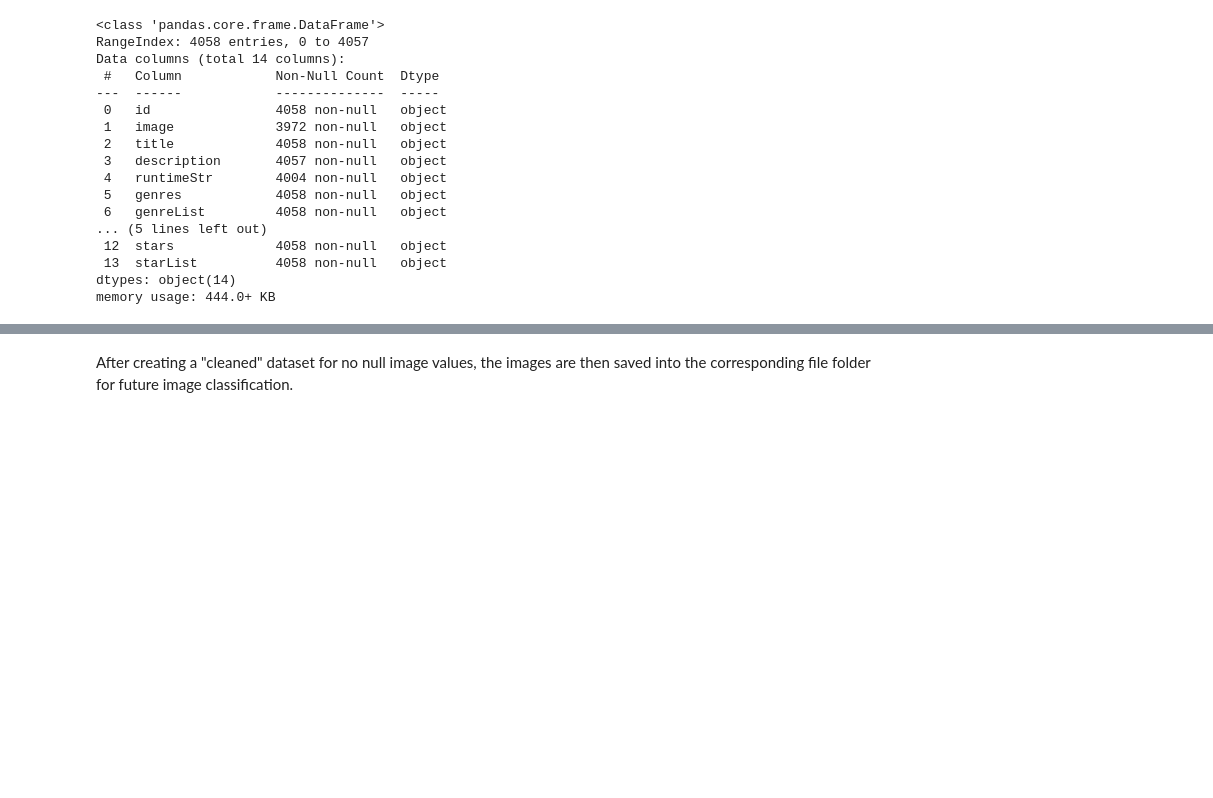
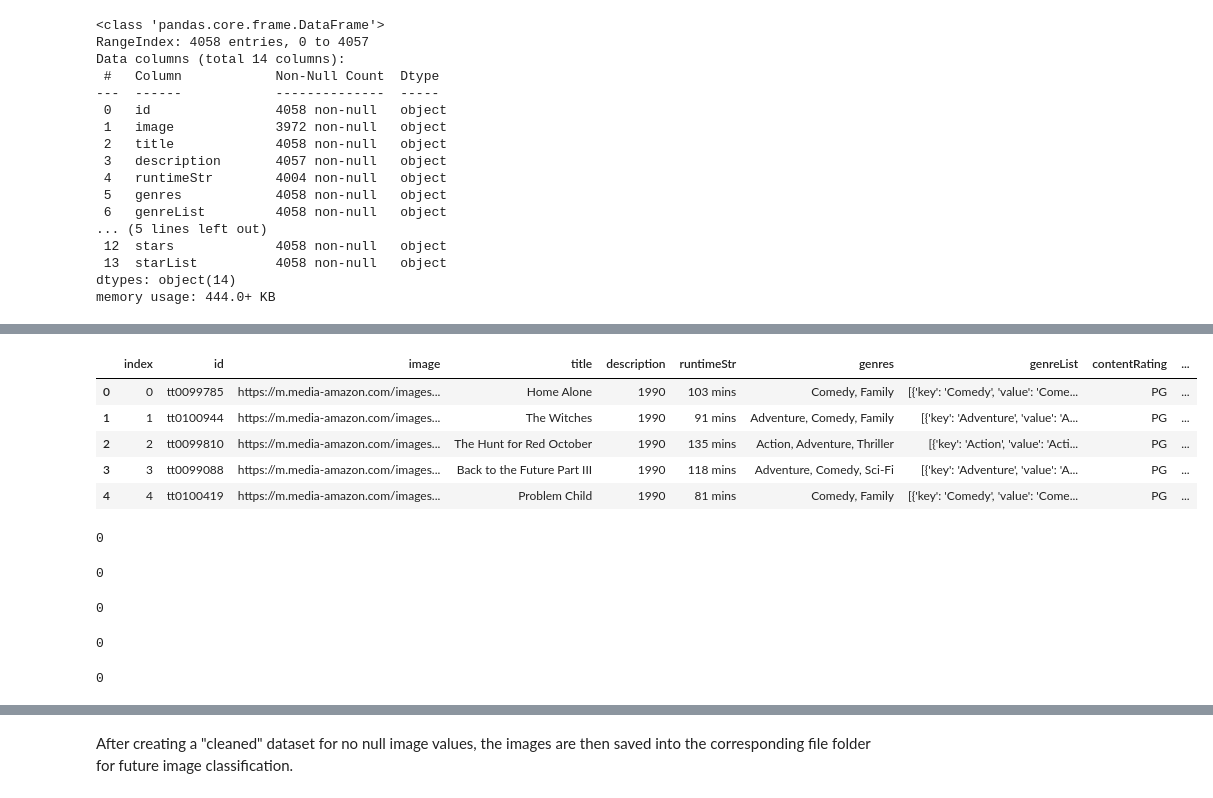
Before and after one commit to tpoozhikala/IMDB_Classification, a Jupyter notebook: 2_Data_Wrangling/02_data_wrangling.ipynb, the cells around one changed output, grey strips where cells are left out. Cells and saved outputs as stored; diff of their text form; code cells hidden in the pictures; blank space fills up the shorter version.

```diff
--- a/2_Data_Wrangling/02_data_wrangling.ipynb
+++ b/2_Data_Wrangling/02_data_wrangling.ipynb
@@ -150,0 +120,29 @@ movie_df_dropped
+# %%
+movie_df_dropped.head()
+# %% [output]
+|  | index | id | image | title | description | runtimeStr | genres | genreList | contentRating | ... |
+| 0 | 0 | tt0099785 | https://m.media-amazon.com/images... | Home Alone | 1990 | 103 mins | Comedy, Family | [{'key': 'Comedy', 'value': 'Come... | PG | ... |
+| 1 | 1 | tt0100944 | https://m.media-amazon.com/images... | The Witches | 1990 | 91 mins | Adventure, Comedy, Family | [{'key': 'Adventure', 'value': 'A... | PG | ... |
+| 2 | 2 | tt0099810 | https://m.media-amazon.com/images... | The Hunt for Red October | 1990 | 135 mins | Action, Adventure, Thriller | [{'key': 'Action', 'value': 'Acti... | PG | ... |
+| 3 | 3 | tt0099088 | https://m.media-amazon.com/images... | Back to the Future Part III | 1990 | 118 mins | Adventure, Comedy, Sci-Fi | [{'key': 'Adventure', 'value': 'A... | PG | ... |
+| 4 | 4 | tt0100419 | https://m.media-amazon.com/images... | Problem Child | 1990 | 81 mins | Comedy, Family | [{'key': 'Comedy', 'value': 'Come... | PG | ... |
+# %%
+len(movie_df_dropped[movie_df_dropped['genres'].astype(str).str.contains('None')])
+# %% [output]
+0
+# %%
+len(movie_df_dropped[movie_df_dropped['genres'].astype(str).str.contains('none')])
+# %% [output]
+0
+# %%
+len(movie_df_dropped[movie_df_dropped['genres'].astype(str).str.contains('NONE')])
+# %% [output]
+0
+# %%
+len(movie_df_dropped[movie_df_dropped['genres'].astype(str).str.contains('nOne')])
+# %% [output]
+0
+# %%
+len(movie_df_dropped[movie_df_dropped['genres'].astype(str).str.contains('noNe')])
+# %% [output]
+0
```
Also changed, not shown: parts of 12 cells of this notebook, 2 other files.
